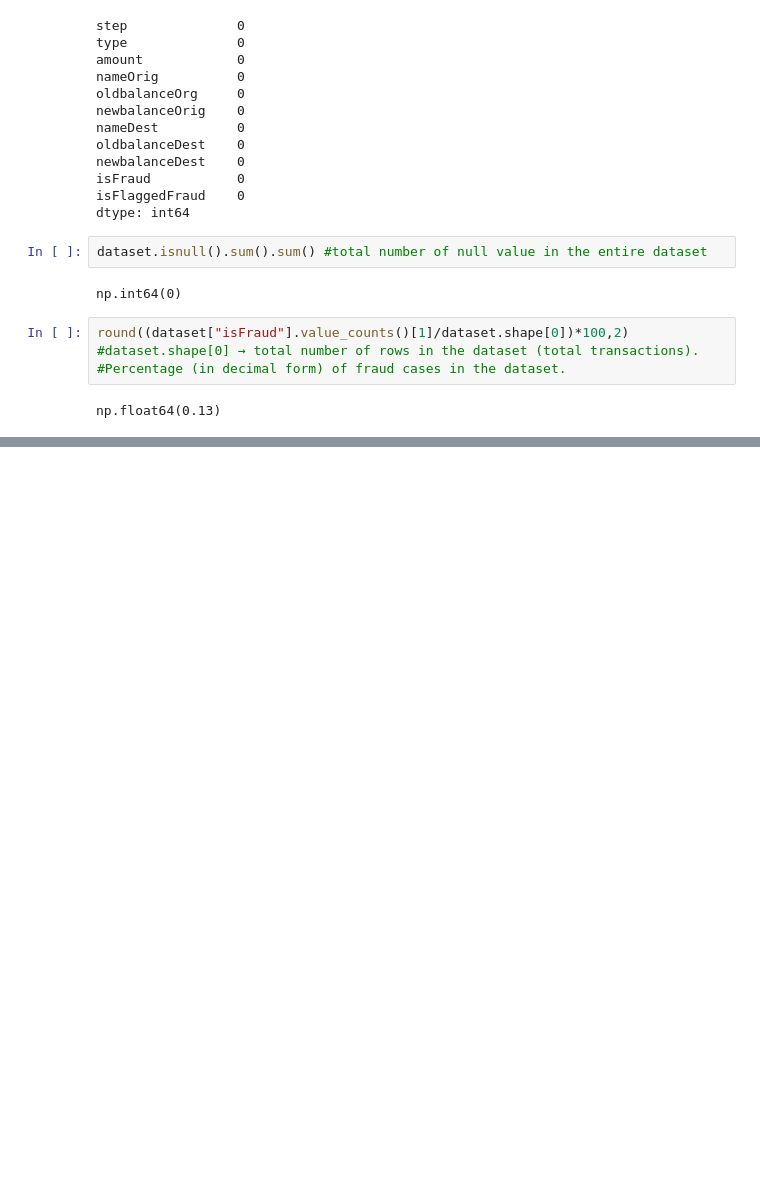
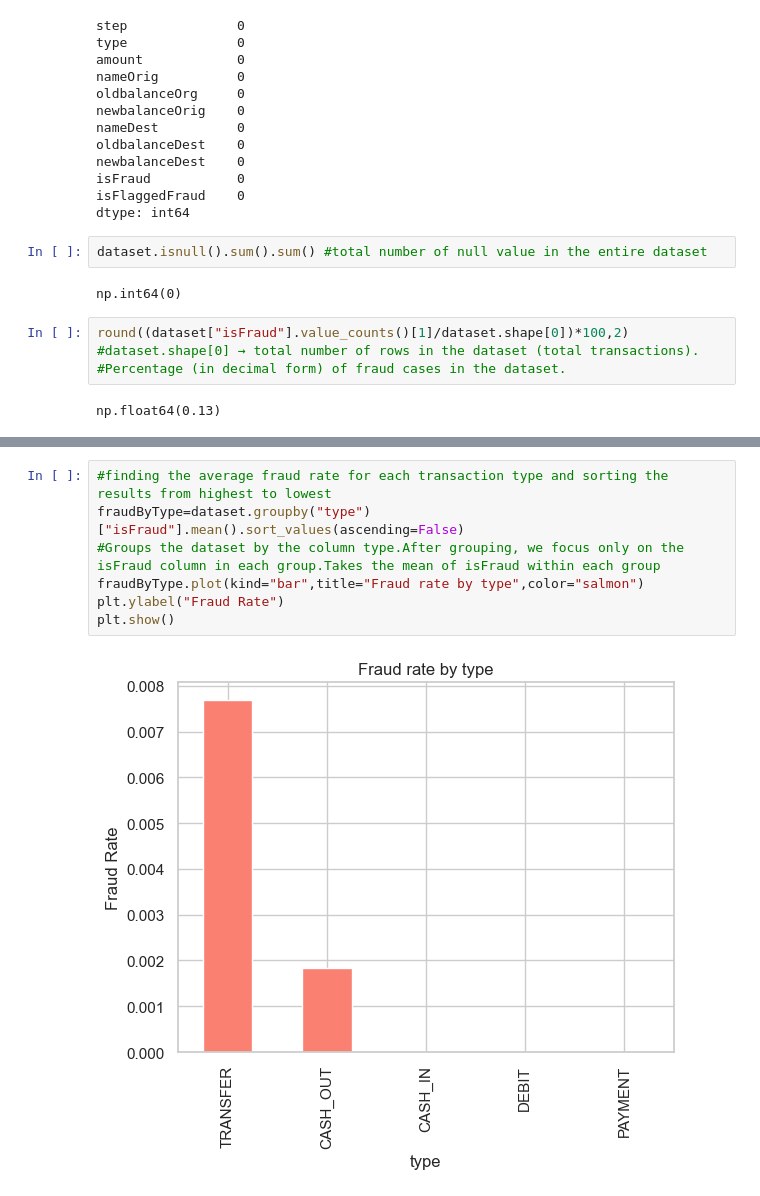
Before and after one commit to KeyaRaniMondal/Learning-AI-ML-AI-Agents, a Jupyter notebook: ML Projects/fraudDetectionUsingML.ipynb, the cells around one changed output, grey strips where cells are left out. Drawn from its saved outputs; the diff is of its cells as text; blank space fills up the shorter version.

```diff
--- a/ML Projects/fraudDetectionUsingML.ipynb
+++ b/ML Projects/fraudDetectionUsingML.ipynb
@@ -92,0 +100,9 @@ np.float64(0.13)
+# %%
+#finding the average fraud rate for each transaction type and sorting the results from highest to lowest
+fraudByType=dataset.groupby("type")["isFraud"].mean().sort_values(ascending=False)
+#Groups the dataset by the column type.After grouping, we focus only on the isFraud column in each group.Takes the mean of isFraud within each group
+fraudByType.plot(kind="bar",title="Fraud rate by type",color="salmon")
+plt.ylabel("Fraud Rate")
+plt.show()
+# %% [output]
+[figure, added]
```
Also changed, not shown: parts of 7 cells of this notebook.
